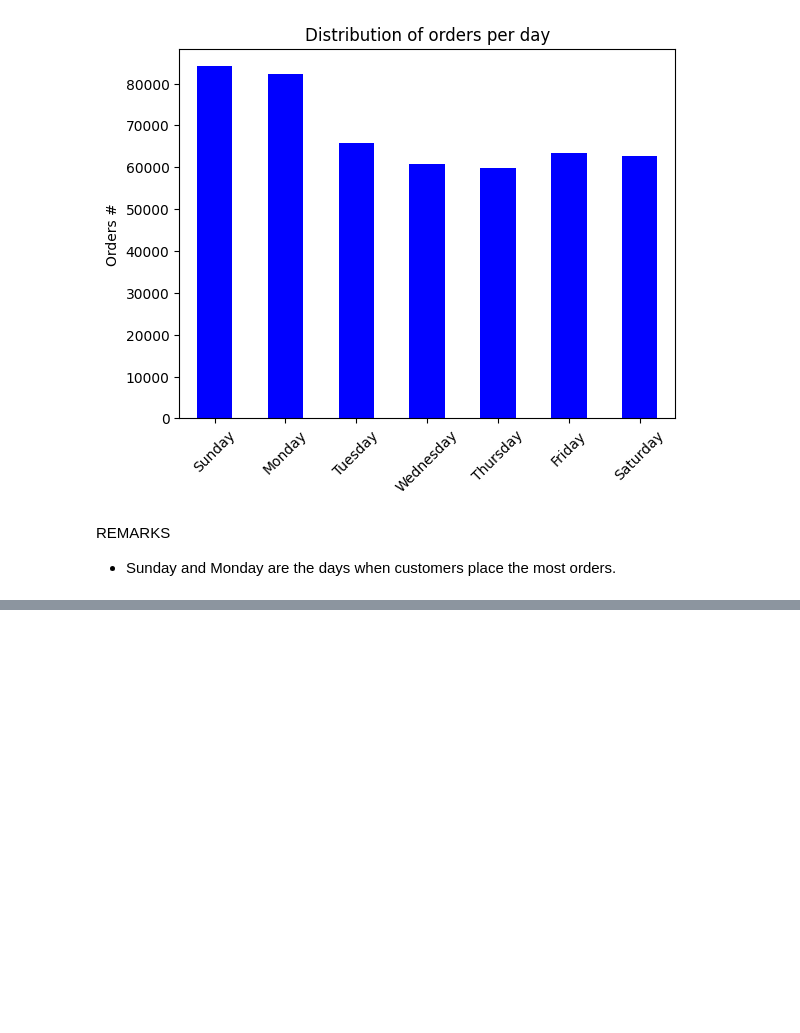
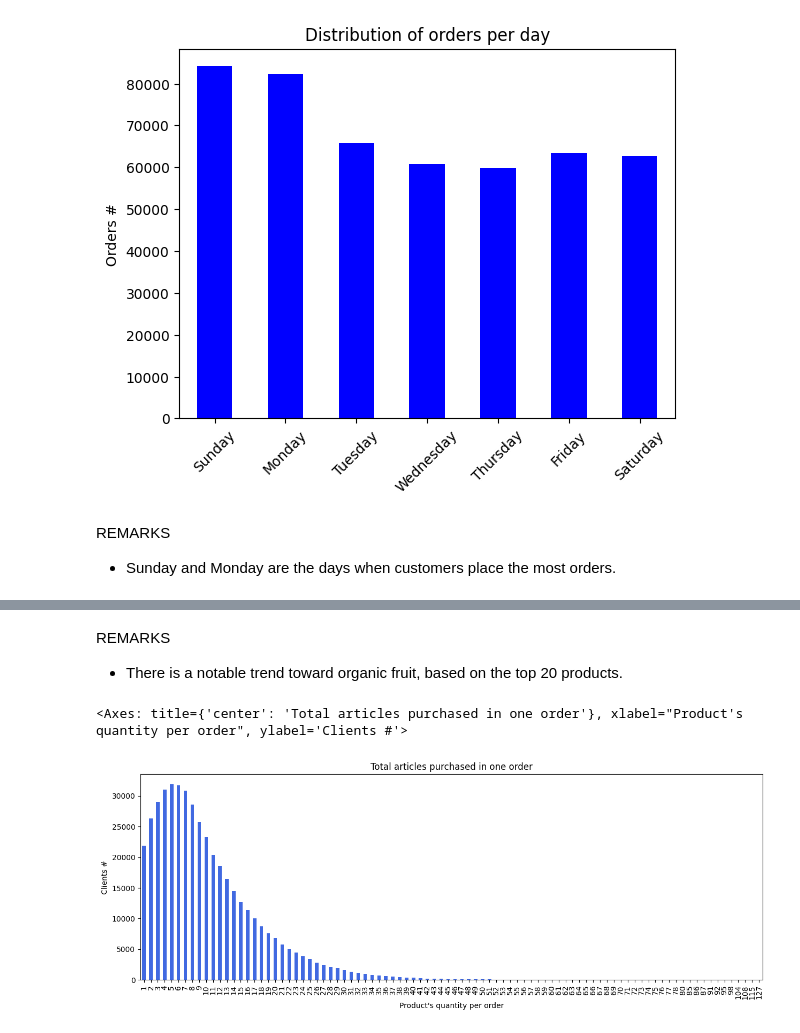
Before and after one commit to Calarioz/DA_InstaCart, a Jupyter notebook: jupyter.ipynb, the cells around one changed output, grey strips where cells are left out. Saved outputs shown, nothing was run; the diff lists cells and outputs as text; code cells hidden in the pictures; blank space fills up the shorter version.

```diff
--- a/jupyter.ipynb
+++ b/jupyter.ipynb
@@ -561,0 +647,23 @@ REMARKS
+# %% [markdown]
+REMARKS
+
+- There is a notable trend toward organic fruit, based on the top 20 products.
+# %%
+# Question 4
+products_by_order = order_products.groupby('order_id').count().reset_index()
+products_by_order = products_by_order.groupby('product_id').count().reset_index()
+
+#Configuramos el gráfico de barras
+products_by_order.plot(x='product_id',
+                       y='order_id',
+                       title='Total articles purchased in one order',
+                       xlabel="Product's quantity per order",
+                       ylabel='Clients #',
+                       figsize=[15,5],
+                       kind='bar',
+                       color= 'royalblue',
+                       legend=False,
+                      )
+# %% [output]
+<Axes: title={'center': 'Total articles purchased in one order'}, xlabel="Product's quantity per order", ylabel='Clients #'>
+[figure, added]
```
Also changed, not shown: parts of 18 cells of this notebook.
